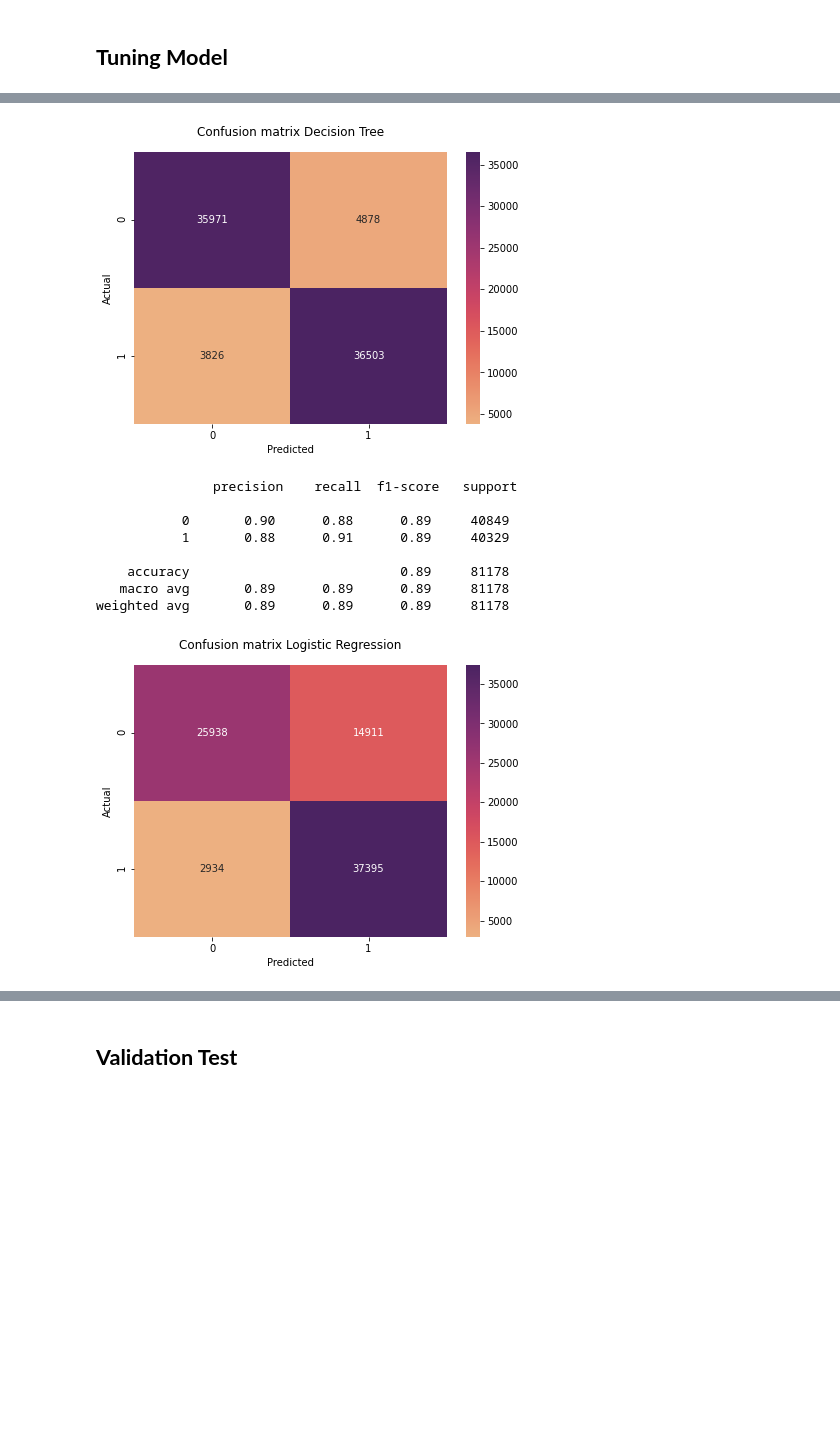
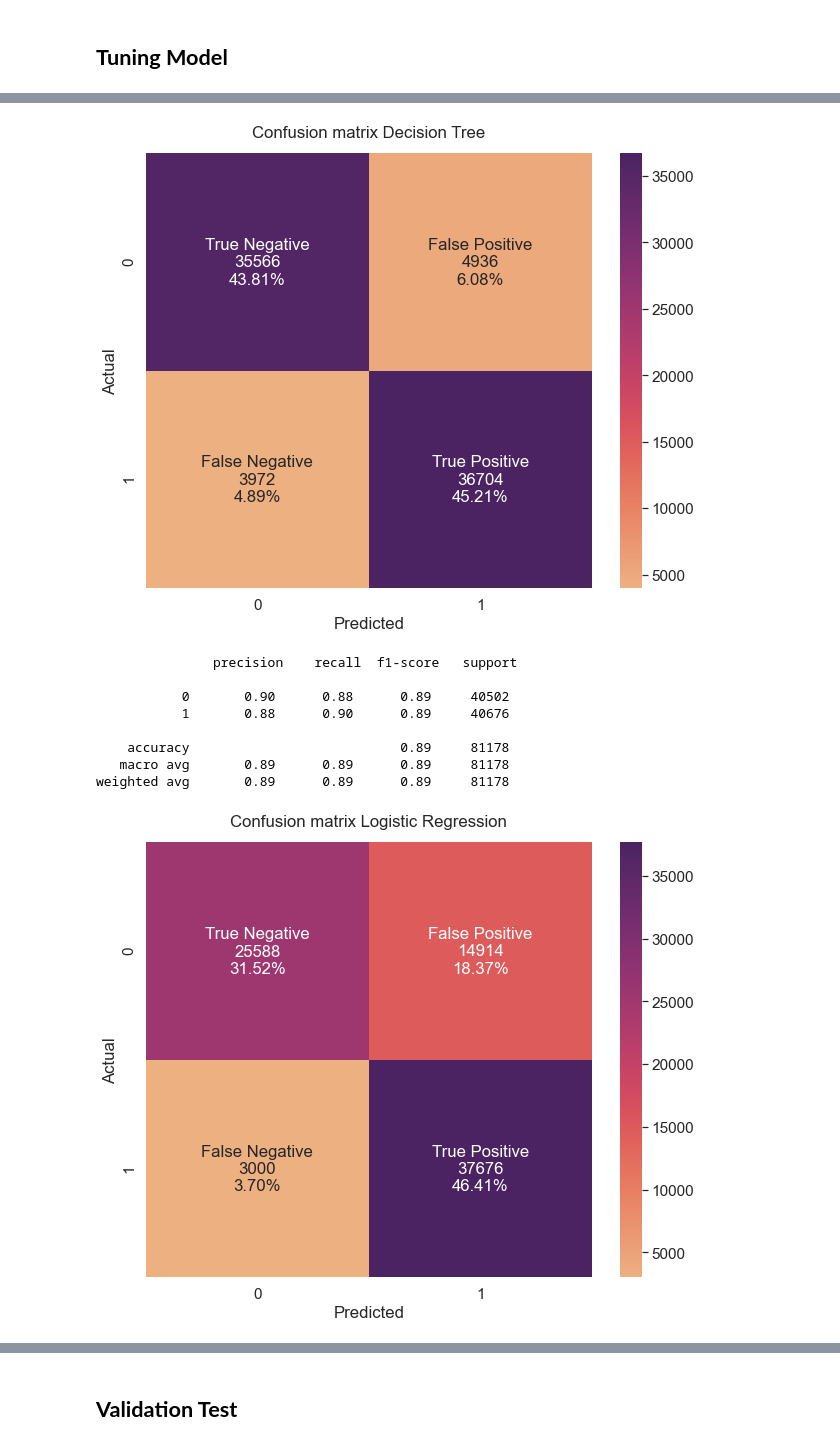
Before and after one commit to ShinyQ/Tugas-Besar-Pembelajaran-Mesin_Classification, a Jupyter notebook: Classification/Non Outlier/Tubes_Classification OverSampling.ipynb, the cells around one changed output, grey strips where cells are left out. Saved outputs shown, nothing was run; the diff lists cells and outputs as text; code cells hidden in the pictures; blank space fills up the shorter version.

```diff
--- a/Classification/Non Outlier/Tubes_Classification OverSampling.ipynb
+++ b/Classification/Non Outlier/Tubes_Classification OverSampling.ipynb
@@ -40,8 +40,8 @@ y_data = df["Tertarik"]
 # %%
 from imblearn.over_sampling import SMOTE
 
-smt = SMOTE(random_state=42, k_neighbors=5)
-x_data, y_data = smt.fit_sample(x_data, y_data)
+smt = SMOTE(sampling_strategy='minority', k_neighbors=5)
+x_data, y_data = smt.fit_resample(x_data, y_data)
 # %%
 from sklearn.model_selection import train_test_split
 
@@ -67,18 +68,18 @@ from sklearn.ensemble import RandomForestClassifier, AdaBoostClassifier, Gradien
 # %%
 classifier = [
     DecisionTreeClassifier(random_state=42, splitter="random"),
-    LogisticRegression(max_iter=5000),
-    GradientBoostingClassifier(),
+    LogisticRegression(max_iter=1000),
     AdaBoostClassifier(),
     RandomForestClassifier(),
+    XGBClassifier(use_label_encoder=False, eval_metric='mlogloss')
 ]
 
 name = [
     'Decision Tree',
     'Logistic Regression',
-    'Gradient Boosting',
     'AdaBoost',
     'Random Forest',
+    'XGB Classifier'
 ]
 # %%
 def accuracy(model, name):
@@ -96,33 +99,39 @@ Akurasi model Random Forest: 92.19
 # %%
 from sklearn.metrics import confusion_matrix, classification_report
 
 def report(model, title):
     result = model.predict(x_test)
 
     conf_matrix = confusion_matrix(y_test, result)
-    plt.figure(figsize=(7, 5))
-    sns.heatmap(conf_matrix, annot=True, xticklabels=[0, 1], yticklabels=[0, 1], cmap='flare', fmt='d')
+    plt.figure(figsize=(10, 8))
+    group_names = ['True Negative', 'False Positive', 'False Negative', 'True Positive']
+    group_counts = ["{0:0.0f}".format(value) for value in conf_matrix.flatten()]
+    group_percentages = ["{0:.2%}".format(value) for value in conf_matrix.flatten()/np.sum(conf_matrix)]
 
+    labels = [f"{v1}\n{v2}\n{v3}" for v1, v2, v3 in zip(group_names, group_counts, group_percentages)]
+    labels = np.asarray(labels).reshape(2, 2)
+
+    sns.set(font_scale=1.4)
+    sns.heatmap(conf_matrix, annot=labels, fmt='', cmap='flare')
     plt.ylabel('Actual')
     plt.xlabel('Predicted')
     plt.title(f'Confusion matrix {title}', pad=16)
     plt.show()
-
     print("\n", classification_report(y_test, result), end="\n\n")
 
 
 for models, i in zip(classifier, name):
     report(models, i)
 # %% [output]
-[figure, old version]
+[figure, new version]
                precision    recall  f1-score   support
 
-           0       0.90      0.88      0.89     40849
-           1       0.88      0.91      0.89     40329
+           0       0.90      0.88      0.89     40502
+           1       0.88      0.90      0.89     40676
 
     accuracy                           0.89     81178
    macro avg       0.89      0.89      0.89     81178
 weighted avg       0.89      0.89      0.89     81178
-[figure, old version]
+[figure, new version]
                precision    recall  f1-score   support
 
```
Also changed, not shown: parts of 11 cells of this notebook, 6 other files.
